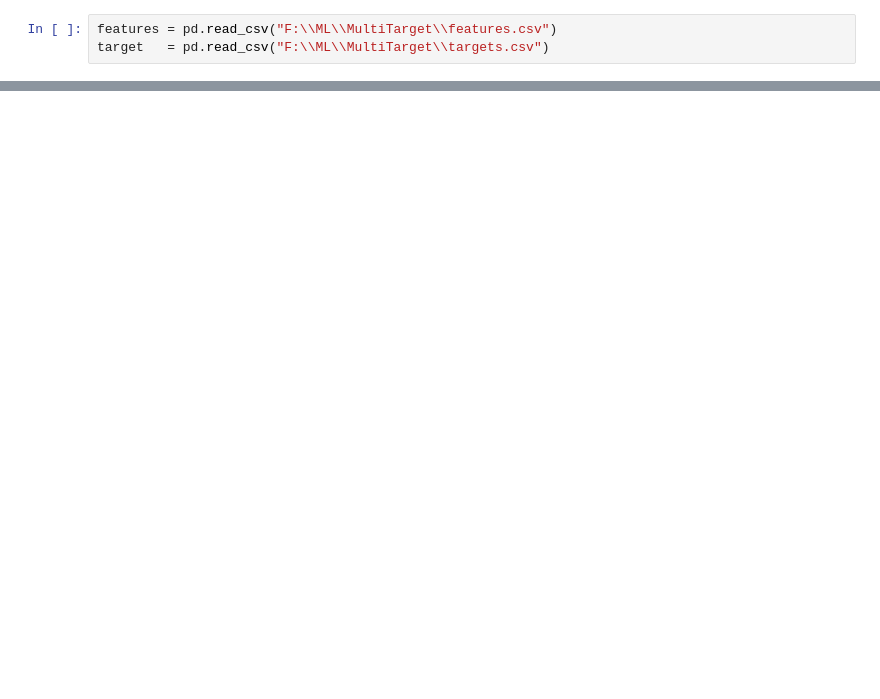
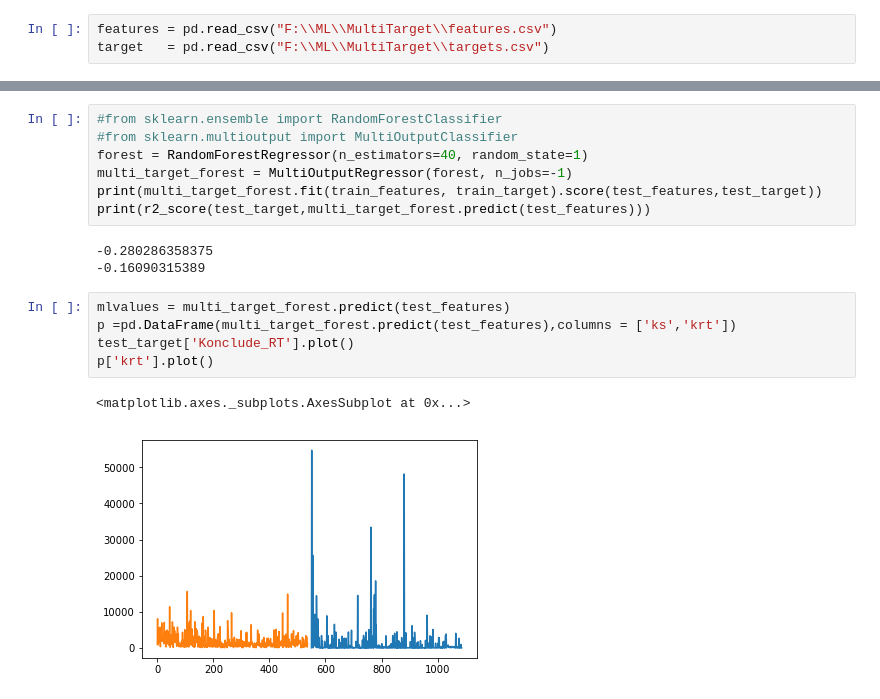
Before and after one commit to hemantnyadav/Predicting-Reasoner-for-Ontology-MultiTarget-and-MultiVariate-classification-, a Jupyter notebook: multi.ipynb, the cells around one changed output, grey strips where cells are left out. Cells and saved outputs as stored; diff of their text form; blank space fills up the shorter version.

Commit message:
FIX: MultiOutputRegressor Fitted with feature Importance

```diff
--- a/multi.ipynb
+++ b/multi.ipynb
@@ -78,0 +86,18 @@ print(clf1.score(test_features,test_target))
+# %%
+#from sklearn.ensemble import RandomForestClassifier
+#from sklearn.multioutput import MultiOutputClassifier
+forest = RandomForestRegressor(n_estimators=40, random_state=1)
+multi_target_forest = MultiOutputRegressor(forest, n_jobs=-1)
+print(multi_target_forest.fit(train_features, train_target).score(test_features,test_target))
+print(r2_score(test_target,multi_target_forest.predict(test_features)))
+# %% [output]
+-0.280286358375
+-0.16090315389
+# %%
+mlvalues = multi_target_forest.predict(test_features)
+p =pd.DataFrame(multi_target_forest.predict(test_features),columns = ['ks','krt'])
+test_target['Konclude_RT'].plot()
+p['krt'].plot()
+# %% [output]
+<matplotlib.axes._subplots.AxesSubplot at 0x...>
+[figure, added]
```
Also changed, not shown: parts of 13 cells of this notebook.
